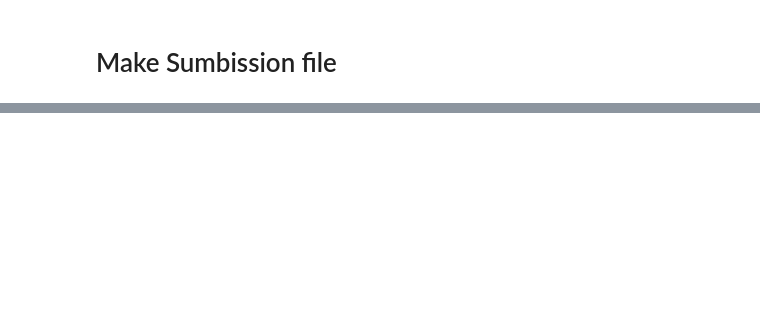
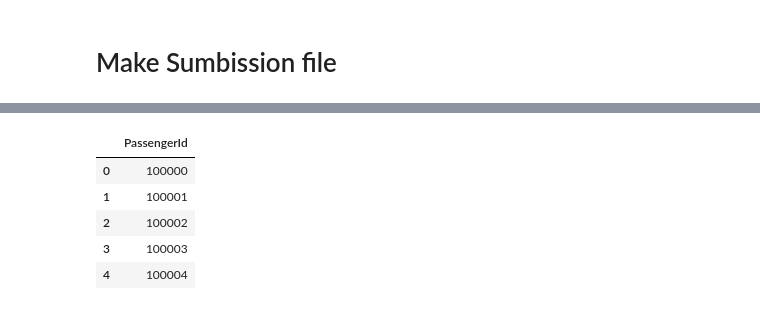
Before and after one commit to Youssef-Ai1001/Big-Data-Project, a Jupyter notebook: tps-2021-eda-baseline-using-pyspark.ipynb, the cells around one changed output, grey strips where cells are left out. Drawn from its saved outputs; the diff is of its cells as text; code cells hidden in the pictures; blank space fills up the shorter version.

```diff
--- a/tps-2021-eda-baseline-using-pyspark.ipynb
+++ b/tps-2021-eda-baseline-using-pyspark.ipynb
@@ -191,7 +340,14 @@ gb_df.head()
 # %%
-submission  = pd.read_csv(r"Y:\ML - DL - NLP - CV\Work Space_coding\Big Data Project Cifar 10\tabular-playground-series-apr-2021\sample_submission.csv")
+submission  = pd.read_csv(r"Y:\ML - DL - NLP - CV\Work Space_coding\Big Data Project\tabular-playground-series-apr-2021\sample_submission.csv")
 submission = submission.drop("Survived",axis=1)
 submission.head()
+# %% [output]
+|  | PassengerId |
+| 0 | 100000 |
+| 1 | 100001 |
+| 2 | 100002 |
+| 3 | 100003 |
+| 4 | 100004 |
 # %%
 results = pd.concat([submission,gb_df.Survived],axis = 1)
 # %%
```
Also changed, not shown: parts of 17 cells of this notebook, 2 other files.
